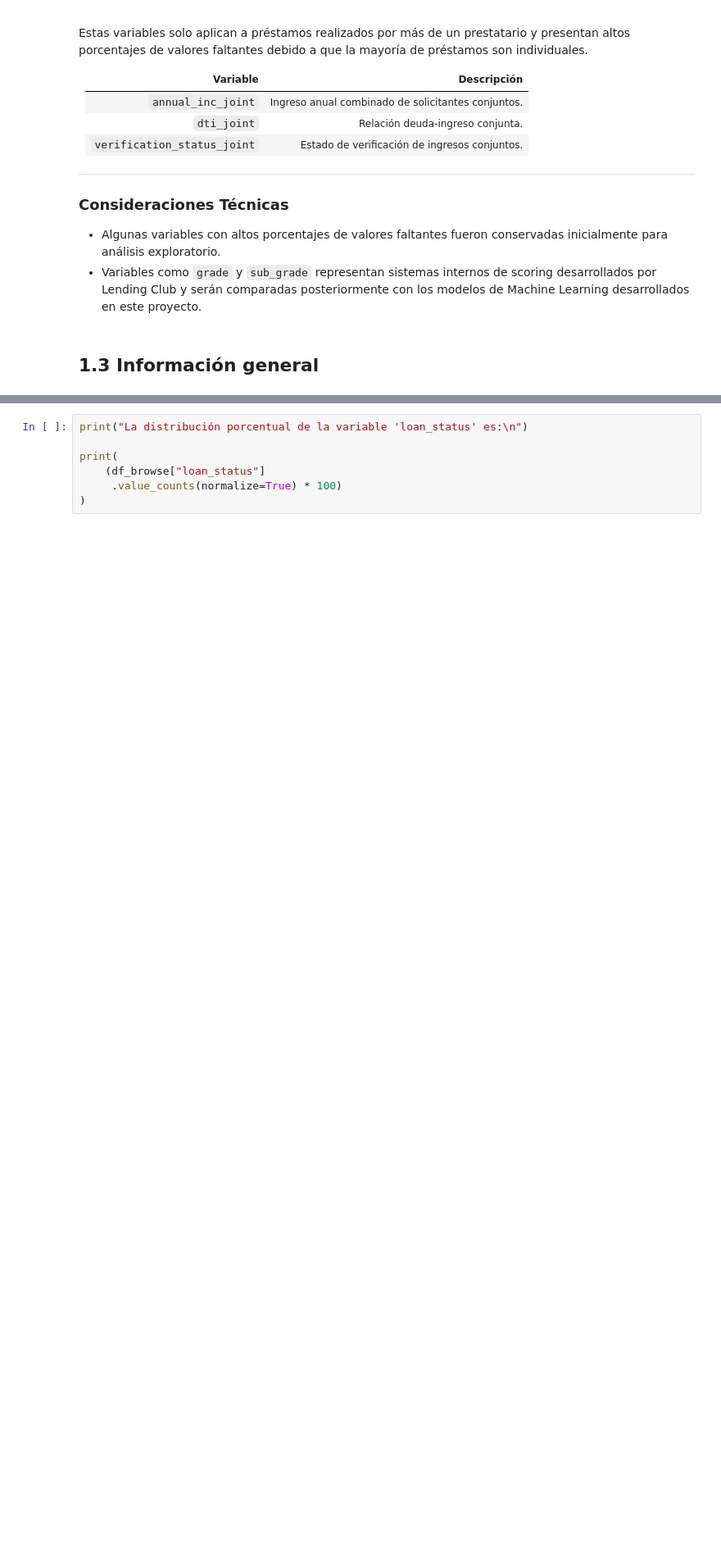
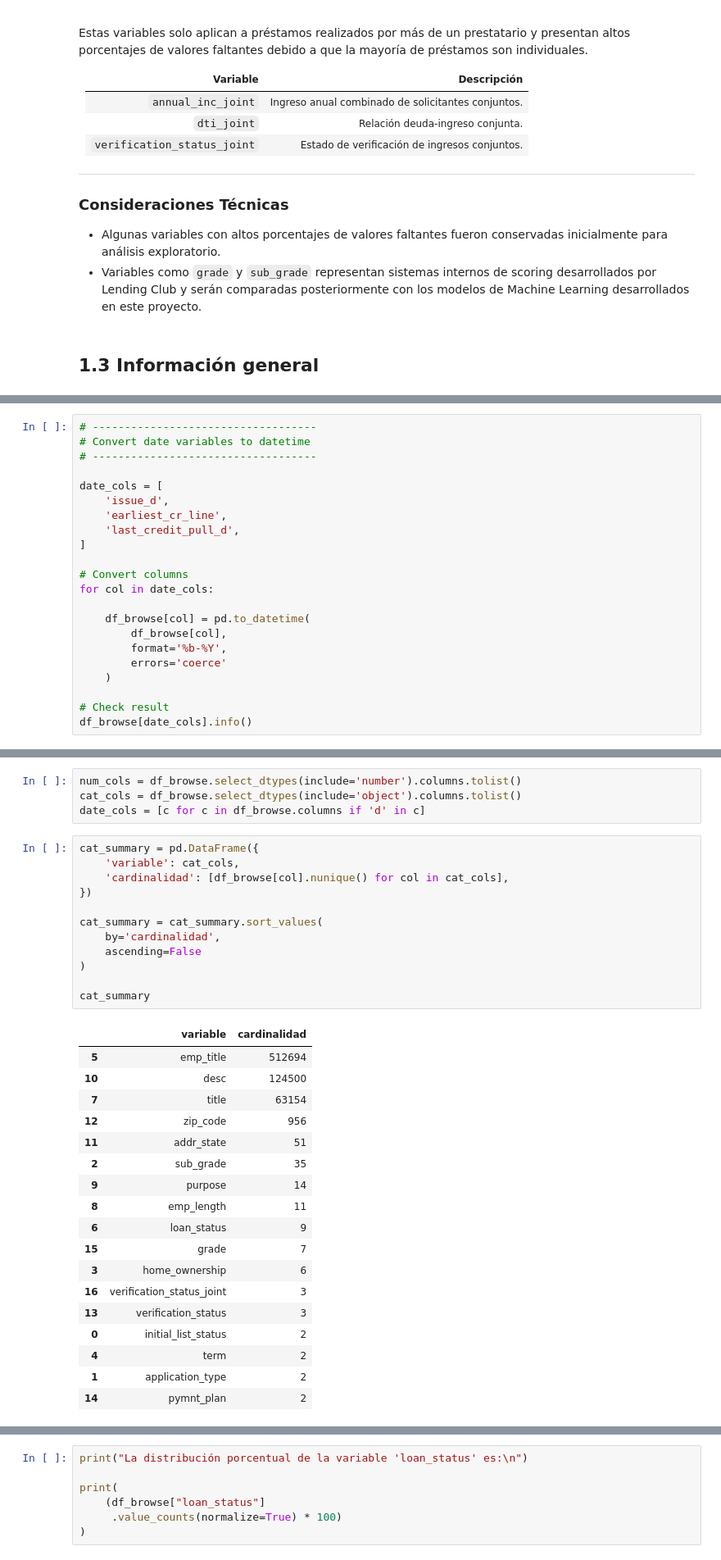
Before and after one commit to Caaamx/lendingclub-credit-risk-ml, a Jupyter notebook: notebooks/Exploring.ipynb, the cells around one changed output, grey strips where cells are left out. Shown at 82% size. Cells and saved outputs as stored; diff of their text form; blank space fills up the shorter version.

```diff
--- a/notebooks/Exploring.ipynb
+++ b/notebooks/Exploring.ipynb
@@ -333,0 +362,22 @@ memory usage: 1.3+ GB
+# %%
+# -----------------------------------
+# Convert date variables to datetime
+# -----------------------------------
+
+date_cols = [
+    'issue_d',
+    'earliest_cr_line',
+    'last_credit_pull_d',
+]
+
+# Convert columns
+for col in date_cols:
+
+    df_browse[col] = pd.to_datetime(
+        df_browse[col],
+        format='%b-%Y',
+        errors='coerce'
+    )
+
+# Check result
+df_browse[date_cols].info()
@@ -333,0 +397,35 @@ memory usage: 1.3+ GB
+# %%
+num_cols = df_browse.select_dtypes(include='number').columns.tolist()
+cat_cols = df_browse.select_dtypes(include='object').columns.tolist()
+date_cols = [c for c in df_browse.columns if 'd' in c]
+# %%
+cat_summary = pd.DataFrame({
+    'variable': cat_cols,
+    'cardinalidad': [df_browse[col].nunique() for col in cat_cols],
+})
+
+cat_summary = cat_summary.sort_values(
+    by='cardinalidad',
+    ascending=False
+)
+
+cat_summary
+# %% [output]
+|  | variable | cardinalidad |
+| 5 | emp_title | 512694 |
+| 10 | desc | 124500 |
+| 7 | title | 63154 |
+| 12 | zip_code | 956 |
+| 11 | addr_state | 51 |
+| 2 | sub_grade | 35 |
+| 9 | purpose | 14 |
+| 8 | emp_length | 11 |
+| 6 | loan_status | 9 |
+| 15 | grade | 7 |
+| 3 | home_ownership | 6 |
+| 16 | verification_status_joint | 3 |
+| 13 | verification_status | 3 |
+| 0 | initial_list_status | 2 |
+| 4 | term | 2 |
+| 1 | application_type | 2 |
+| 14 | pymnt_plan | 2 |
```
Also changed, not shown: parts of 23 cells of this notebook.
